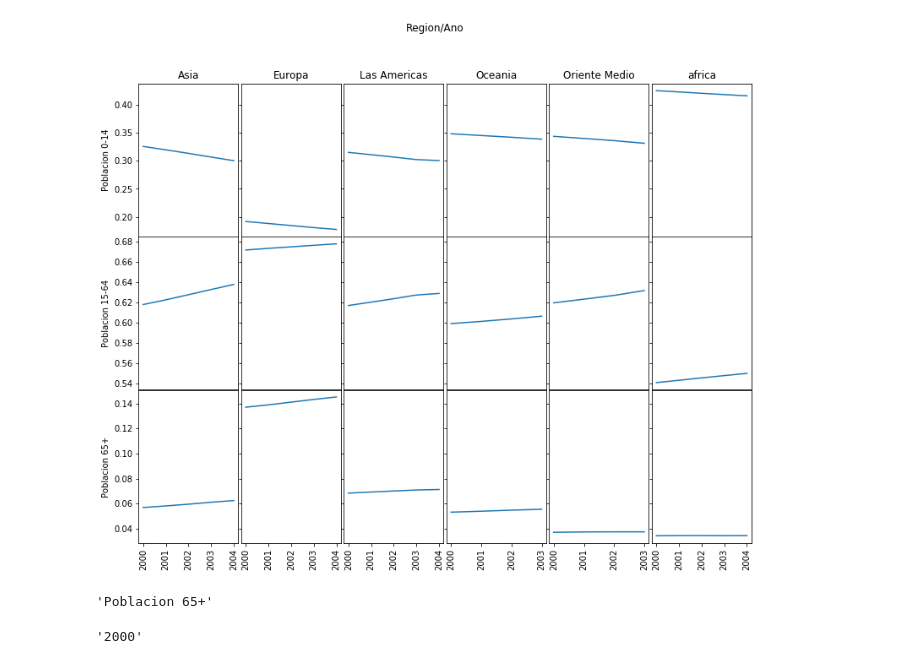
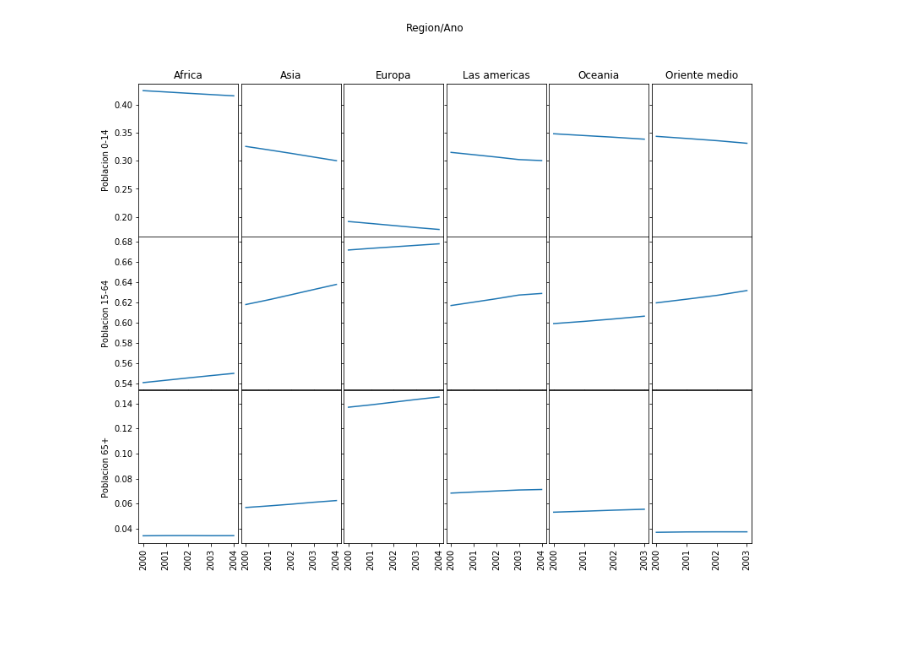
Before and after one commit to gago27/matplotlib, a Jupyter notebook: Matplotlib_5.ipynb, the cells around one changed output. Drawn from its saved outputs; the diff is of its cells as text; code cells hidden in the pictures; blank space fills up the shorter version.

```diff
--- a/Matplotlib_5.ipynb
+++ b/Matplotlib_5.ipynb
@@ -10,46 +10,38 @@ archivo = pd.read_csv('indicadores-mundiales.csv',
                      sep= ',',
                      encoding = 'latin-1')
 archivo['Ano'] = archivo['Ano'].map(lambda x: x[:4])
+archivo['Region'] = archivo['Region'].map(lambda x: x.capitalize())
 p14 = archivo[['Poblacion 0-14', 'Ano', 'Region']]
 p14_ = p14.groupby(['Region', 'Ano']).mean()[['Poblacion 0-14']]
 p14_['Poblacion']= p14_['Poblacion 0-14'].map(lambda x: x/100)
 p64 = archivo[['Poblacion 15-64', 'Ano', 'Region']]
 p64_ = p64.groupby(['Region', 'Ano']).mean()[['Poblacion 15-64']]
 p64_['Poblacion']= p64_['Poblacion 15-64'].map(lambda x: x/100)
 p65 = archivo[['Poblacion 65+', 'Ano', 'Region']]
 p65_ = p65.groupby(['Region', 'Ano']).mean()[['Poblacion 65+']]
 p65_['Poblacion']= p65_['Poblacion 65+'].map(lambda x: x/100)
 fig, axs = plt.subplots(3, 6, sharex = 'col', sharey= 'row', figsize = (13, 10))
 plt.suptitle('Region/Ano')
 plt.subplots_adjust(hspace = 0.003, wspace= 0.03 )
 poblacion = [p14_, p64_, p65_]
 for j,  people in enumerate(poblacion):
   continentes = people.index.levels[0]
   anos = people.index.levels[1]
   for m, continente in enumerate(continentes):
-    if 2< m < 5:
-      z = 15+(m-2)*4
-      k = 15 +(m-3)*4
+    if 3< m :
+      z = 20+(m-3)*4
+      k = 20 +(m-4)*4
       p = people[k:z]
       axs[j][m].plot(anos[:-1], p['Poblacion'])
       axs[2][m].set_xticklabels(anos[:-1], rotation = 'vertical')
-    elif m < 3:
+    elif m < 4:
       z = (m+1)*5
       k = m*5
       p = people[k:z]
       axs[j][m].plot(anos, p['Poblacion'])
       axs[2][m].set_xticklabels(anos, rotation = 'vertical')
-    else:
-      z = 23+(m-4)*5
-      k = 23
-      p = people[k:z]
-      axs[j][m].plot(anos, p['Poblacion'])
-      axs[2][m].set_xticklabels(anos, rotation = 'vertical')
+
     axs[0][m].set_title(continente)
   axs[j][0].set_ylabel(people.columns[0])
 # %% [output]
-[figure, old version]
+[figure, new version]
-# %%
-people.columns[0]
-# %% [output]
-'Poblacion 65+'
@@ -60,4 +47,0 @@ for i,  people in enumerate(poblacion):
-# %%
-p14_.index.levels[1][0]
-# %% [output]
-'2000'
```
Also changed, not shown: parts of 11 cells of this notebook.
